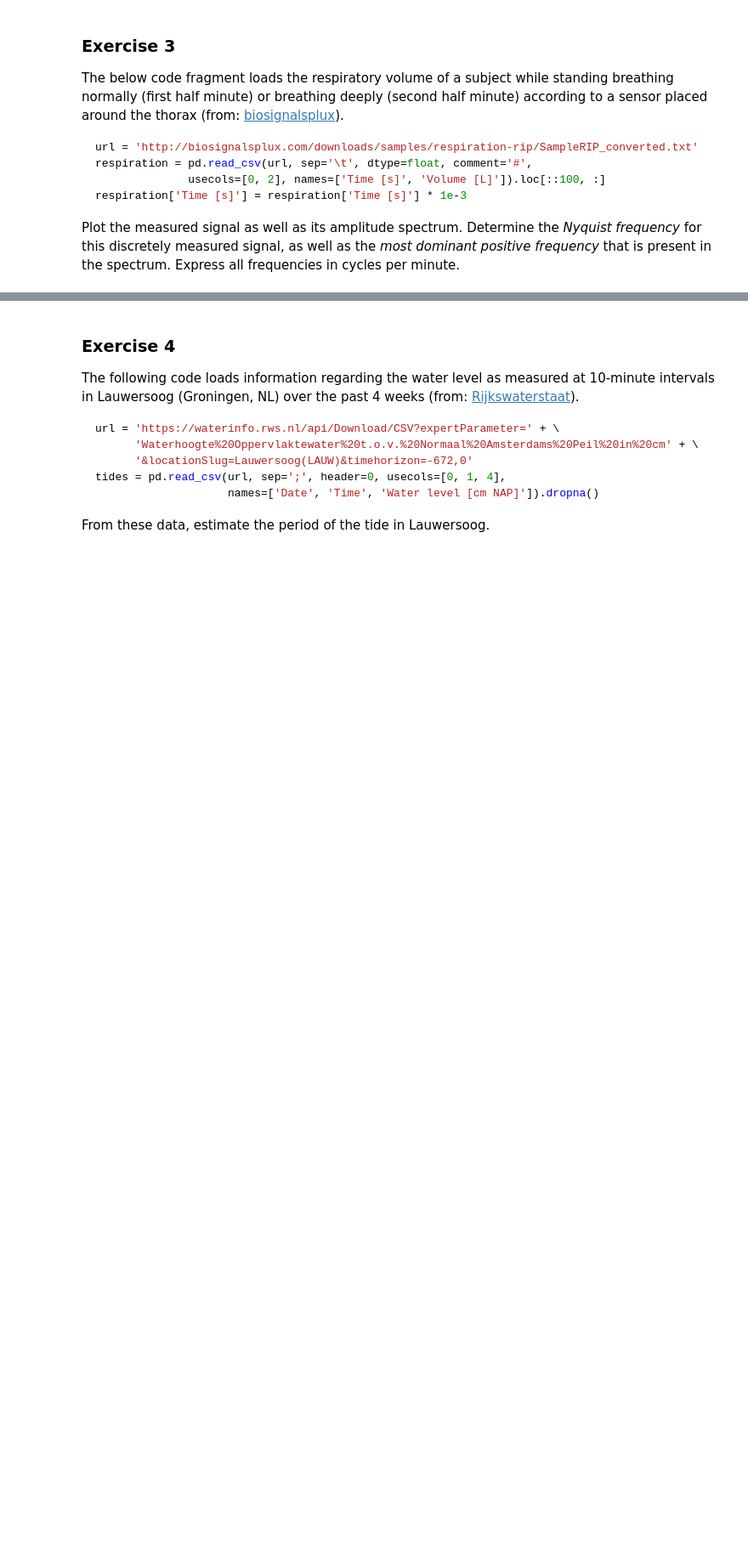
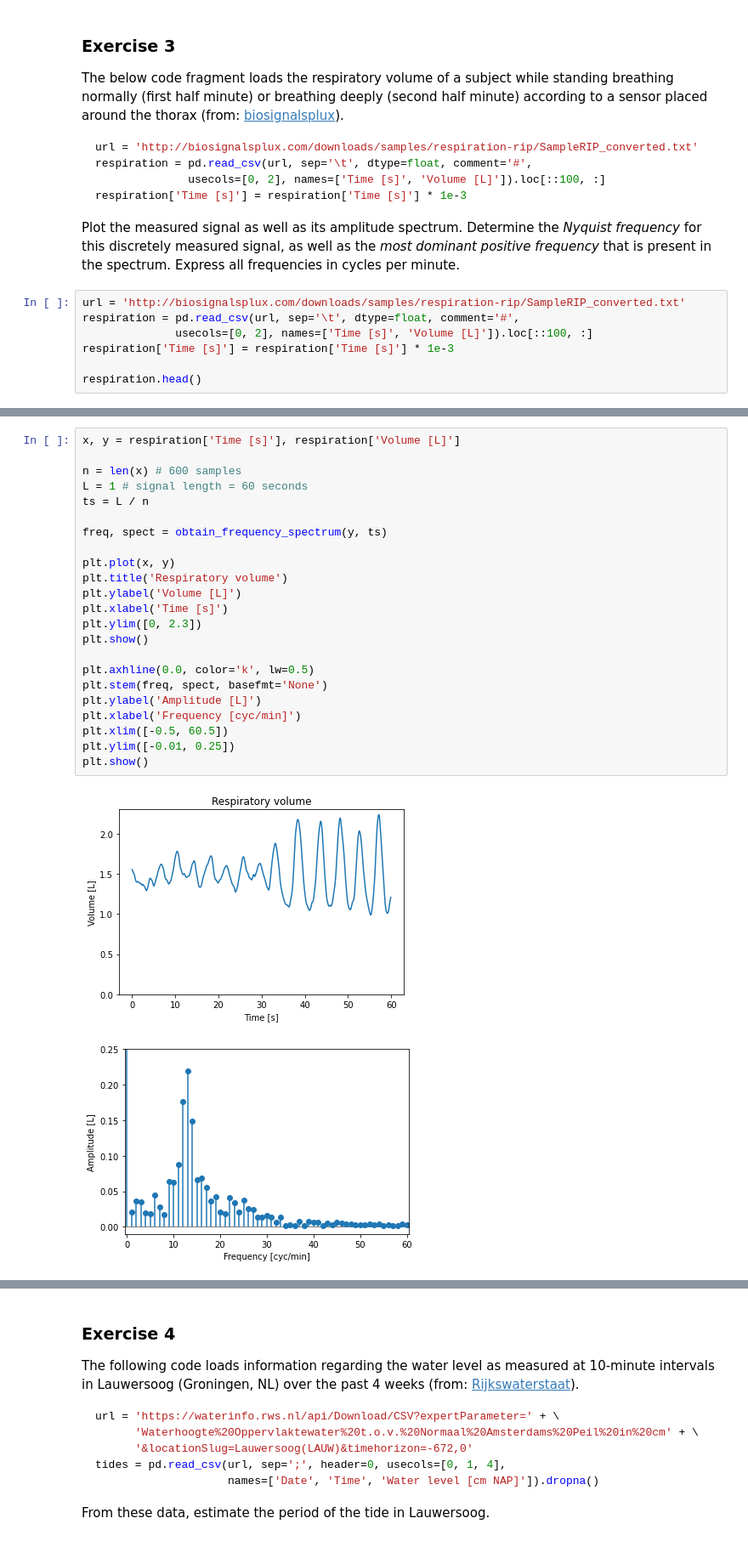
Before and after one commit to ddlatumalea/signal_analysis, a Jupyter notebook: DS1 SignAnal - Lesson 4 (v2021).ipynb, the cells around one changed output, grey strips where cells are left out. Shown at 85% size. Saved outputs shown, nothing was run; the diff lists cells and outputs as text; blank space fills up the shorter version.

````diff
--- a/DS1 SignAnal - Lesson 4 (v2021).ipynb
+++ b/DS1 SignAnal - Lesson 4 (v2021).ipynb
@@ -484,3 +563,10 @@ respiration['Time [s]'] = respiration['Time [s]'] * 1e-3
 ```
 
 Plot the measured signal as well as its amplitude spectrum. Determine the *Nyquist frequency* for this discretely measured signal, as well as the *most dominant positive frequency* that is present in the spectrum. Express all frequencies in cycles per minute.
+# %%
+url = 'http://biosignalsplux.com/downloads/samples/respiration-rip/SampleRIP_converted.txt'
+respiration = pd.read_csv(url, sep='\t', dtype=float, comment='#',
+              usecols=[0, 2], names=['Time [s]', 'Volume [L]']).loc[::100, :]
+respiration['Time [s]'] = respiration['Time [s]'] * 1e-3
+
+respiration.head()
@@ -486,0 +580,26 @@ Plot the measured signal as well as its amplitude spectrum. Determine the *Nyqui
+# %%
+x, y = respiration['Time [s]'], respiration['Volume [L]']
+
+n = len(x) # 600 samples
+L = 1 # signal length = 60 seconds
+ts = L / n
+
+freq, spect = obtain_frequency_spectrum(y, ts)
+
+plt.plot(x, y)
+plt.title('Respiratory volume')
+plt.ylabel('Volume [L]')
+plt.xlabel('Time [s]')
+plt.ylim([0, 2.3])
+plt.show()
+
+plt.axhline(0.0, color='k', lw=0.5)
+plt.stem(freq, spect, basefmt='None')
+plt.ylabel('Amplitude [L]')
+plt.xlabel('Frequency [cyc/min]')
+plt.xlim([-0.5, 60.5])
+plt.ylim([-0.01, 0.25])
+plt.show()
+# %% [output]
+[figure, added]
+[figure, added]
````
Also changed, not shown: parts of 27 cells of this notebook, 5 other files.
